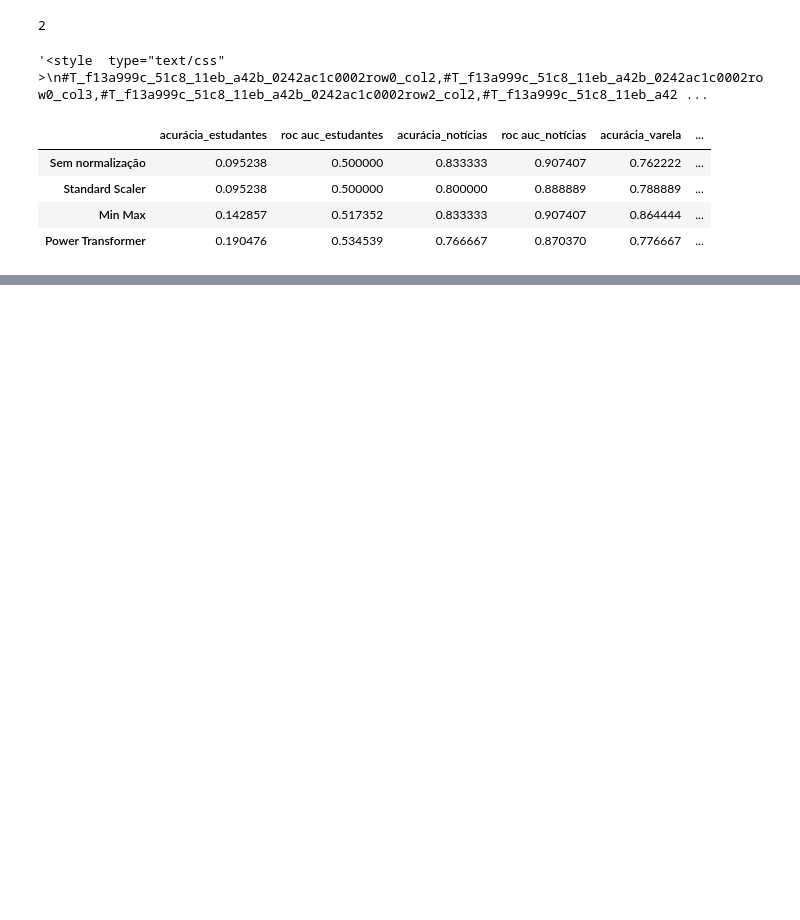
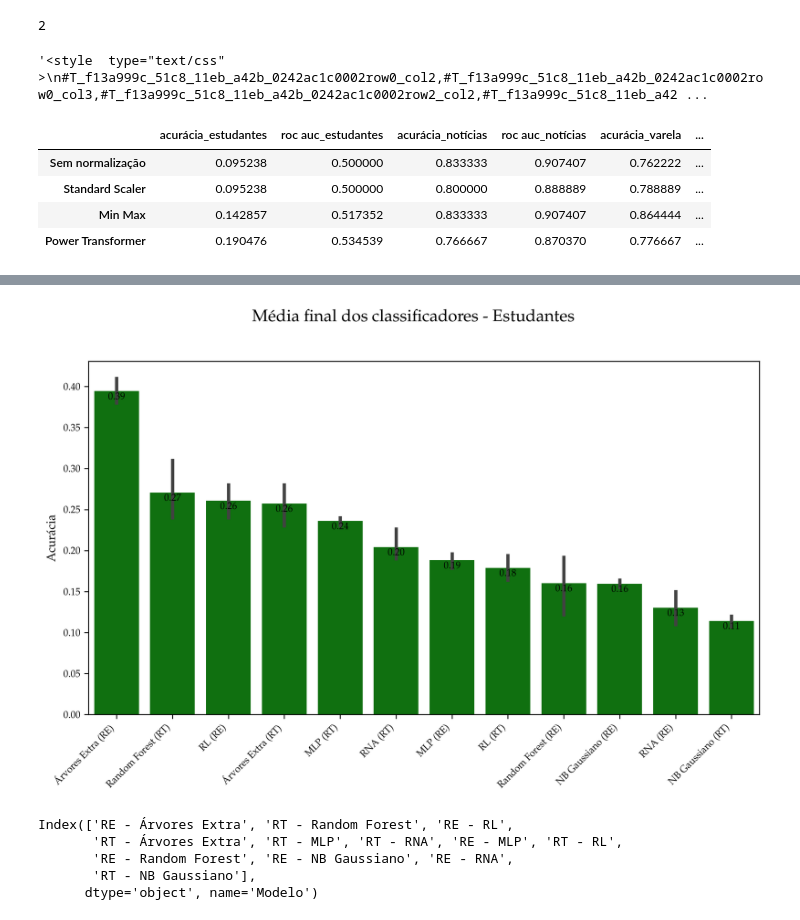
Before and after one commit to Daanielvb/authorship-classification, a Jupyter notebook: Model_optimization.ipynb, the cells around one changed output, grey strips where cells are left out. Drawn from its saved outputs; the diff is of its cells as text; code cells hidden in the pictures; blank space fills up the shorter version.

```diff
--- a/Model_optimization.ipynb
+++ b/Model_optimization.ipynb
@@ -978,0 +3135,20 @@ X_varela_idf , X_varela_idf_test, Y_varela_idf, Y_varela_idf_test = train_test_s
+# %%
+#aqui
+fig, ax = plt.subplots(figsize=(10, 6))
+plt.rc('xtick',labelsize=8)
+plt.rc('ytick',labelsize=8)
+fig.autofmt_xdate(rotation=45)
+fig.suptitle('Média final dos classificadores - Estudantes', size=14)
+g = sns.barplot(x="Modelo", y="Acurácia", data=std_scores_with_variance, ax=ax, color='g')
+g.set(xlabel=None)
+anotatte_bars(ax, -0.01)
+# %% [output]
+[figure, added]
+# %%
+student_final_scores['Acurácia'].index
+# %% [output]
+Index(['RE - Árvores Extra', 'RT - Random Forest', 'RE - RL',
+       'RT - Árvores Extra', 'RT - MLP', 'RT - RNA', 'RE - MLP', 'RT - RL',
+       'RE - Random Forest', 'RE - NB Gaussiano', 'RE - RNA',
+       'RT - NB Gaussiano'],
+      dtype='object', name='Modelo')
```
Also changed, not shown: parts of 164 cells of this notebook, 6 other files.
